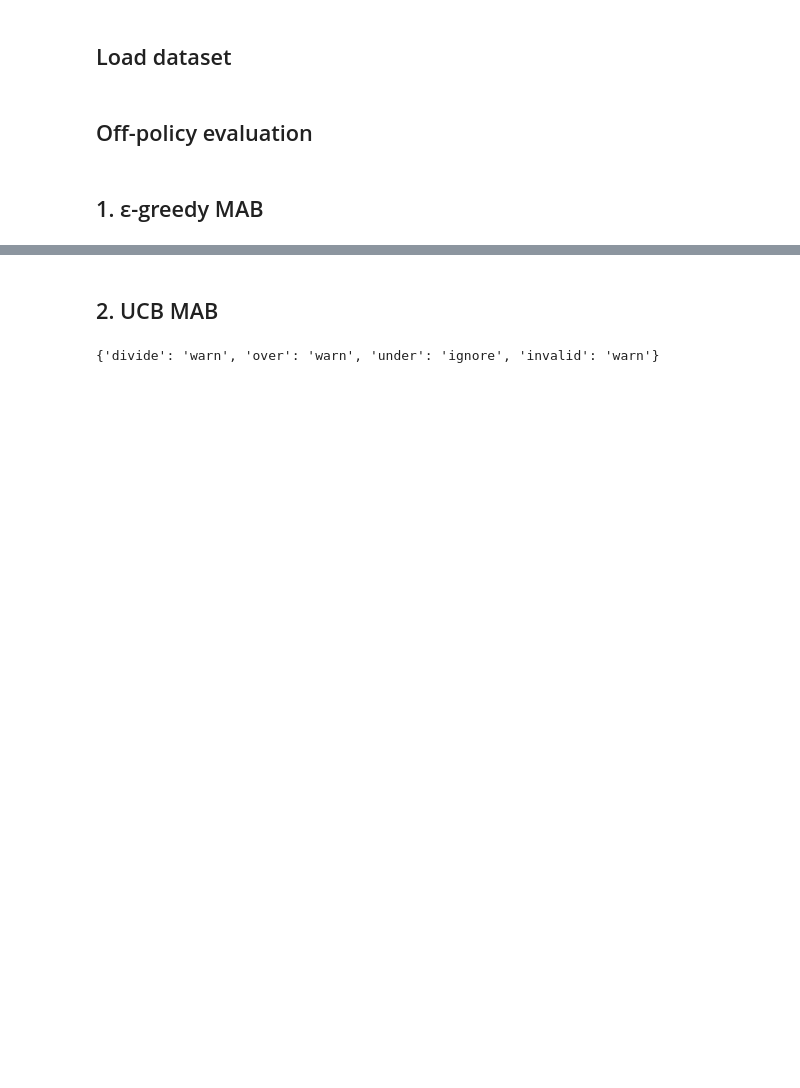
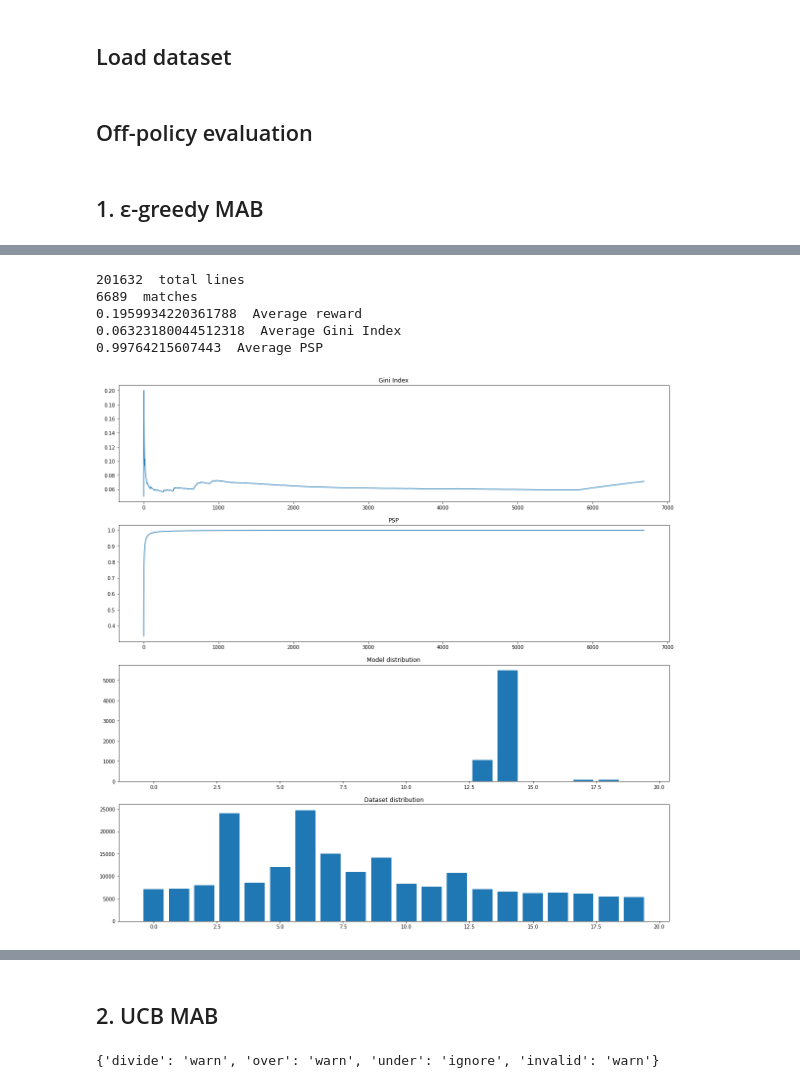
Before and after one commit to jule8198/MABRec, a Jupyter notebook: MABs.ipynb, the cells around one changed output, grey strips where cells are left out. Drawn from its saved outputs; the diff is of its cells as text; code cells hidden in the pictures; blank space fills up the shorter version.

```diff
--- a/MABs.ipynb
+++ b/MABs.ipynb
@@ -325,6 +336,8 @@ class FairEpsGreedy(MAB):
         self.q = np.full(n_arms, Q0)      # initialise q values
         self.rewards = np.zeros(n_arms)     # keep the total rewards per arm
         self.clicks = np.zeros(n_arms)      # count the pulled rounds per arm
+        self.armtogenre = [13, 14, 17, 18]
+        self.genretoarm = {13: 0, 14: 1, 17: 2, 18: 3}
 
     # select a random arm to explore or a arm with best rewards to exploit, then return the arm
     def play(self, context=None):
@@ -333,11 +346,23 @@ class FairEpsGreedy(MAB):
             arm = np.random.randint(0,self.n_arms)
         else:
             arm = break_tie(self.q)
-        return arm
+        return self.armtogenre[arm]
 
     # update values
     def update(self, arm, reward, context=None):
+        arm = self.genretoarm[arm]
         super().update(arm, reward, context)
         self.clicks[arm] += 1
         self.rewards[arm] += self.reward
         self.q[arm] = self.rewards[arm] / self.clicks[arm]
+# %%
+fairmab = FairEpsGreedy(4, 0.05)
+results_EpsGreedy, dist, psp = offlineEvaluate(fairmab, arms, rewards, contexts, None, 0)
+evaluateMab(results_EpsGreedy, dist, psp)
+# %% [output]
+201632  total lines
+6689  matches
+0.1959934220361788  Average reward
+0.06323180044512318  Average Gini Index
+0.99764215607443  Average PSP
+[figure, added]
```
Also changed, not shown: parts of 15 cells of this notebook.
